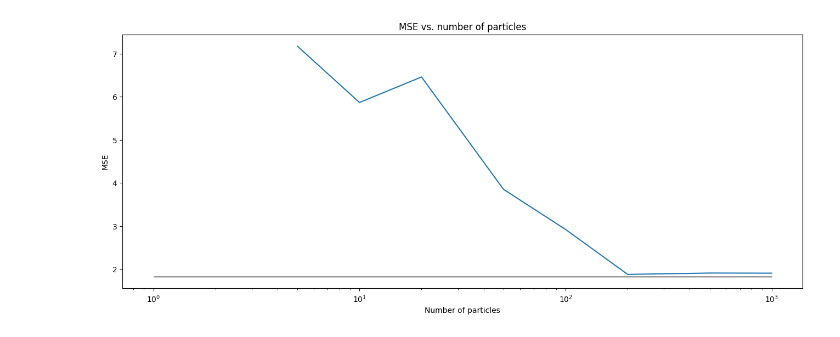
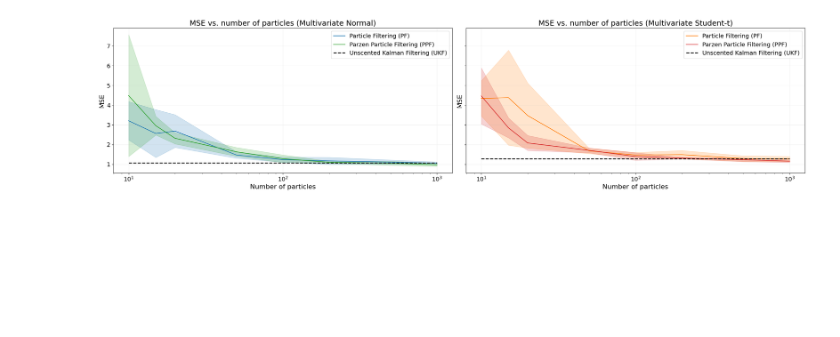
Before and after one commit to AndersGMadsen/bayesian-state-space-models, a Jupyter notebook: test_number_particles.ipynb, the cells around one changed output. Saved outputs shown, nothing was run; the diff lists cells and outputs as text; code cells hidden in the pictures; blank space fills up the shorter version.

Commit message:
run experiment

```diff
--- a/test_number_particles.ipynb
+++ b/test_number_particles.ipynb
@@ -10,4 +10,4 @@ x_points, y_points, line_segments = track_example1()
 
 system = StateSpaceModel()
 
-Ns = [2, 5, 10, 20, 50, 100, 200, 500, 1000]
+Ns = [10, 15, 20, 50, 100, 200, 500, 1000]
@@ -88,15 +94,58 @@ NameError: name 'MSEs' is not defined
-# %%
-fig, ax = plt.subplots(1, 1, figsize=(16, 6))
-
-ax.plot(Ns, MSEs)
-ax.set_xlabel("Number of particles")
-ax.set_ylabel("MSE")
-ax.set_title("MSE vs. number of particles")
-
-ax.hlines(MSE_UKF, 1, 1000, color='k', linestyle='solid', linewidth=1)
-
-ax.set_xscale('log')
-
-plt.show()
-# %% [output]
-[figure, removed]
+# %%
+#MSEs_PF_mvn_repeat, MSEs_PF_mvt_repeat, MSEs_PPF_mvn_repeat, MSEs_PPF_mvt_repeat, MSEs_UKF_mvn_repeat, MSEs_UKF_mvt_repeat = run_experiment(num_repeats=5)
+
+# save the results
+#np.savez('output/number_particles.npz',MSEs_PF_mvn_repeat=MSEs_PF_mvn_repeat, MSEs_PF_mvt_repeat=MSEs_PF_mvt_repeat, MSEs_PPF_mvn_repeat=MSEs_PPF_mvn_repeat, MSEs_PPF_mvt_repeat=MSEs_PPF_mvt_repeat, MSEs_UKF_mvn_repeat=MSEs_UKF_mvn_repeat, MSEs_UKF_mvt_repeat=MSEs_UKF_mvt_repeat)
+
+# Load the results
+results = np.load('output/number_particles.npz')
+MSEs_PF_mvn_repeat = results['MSEs_PF_mvn_repeat']
+MSEs_PF_mvt_repeat = results['MSEs_PF_mvt_repeat']
+MSEs_PPF_mvn_repeat = results['MSEs_PPF_mvn_repeat']
+MSEs_PPF_mvt_repeat = results['MSEs_PPF_mvt_repeat']
+MSEs_UKF_mvn_repeat = results['MSEs_UKF_mvn_repeat']
+MSEs_UKF_mvt_repeat = results['MSEs_UKF_mvt_repeat']
+# %%
+fig, ax = plt.subplots(1, 2, figsize=(24, 6), sharey=True)
+
+# plot mean and std for each distribution type
+
+ax[0].plot(Ns, np.mean(MSEs_PF_mvn_repeat, axis=0), label='Particle Filtering (PF)', color='C0')
+ax[0].fill_between(Ns, np.mean(MSEs_PF_mvn_repeat, axis=0) - np.std(MSEs_PF_mvn_repeat, axis=0), np.mean(MSEs_PF_mvn_repeat, axis=0) + np.std(MSEs_PF_mvn_repeat, axis=0), alpha=0.2, color='C0')
+
+ax[0].plot(Ns, np.mean(MSEs_PPF_mvn_repeat, axis=0), label='Parzen Particle Filtering (PPF)', color='C2')
+ax[0].fill_between(Ns, np.mean(MSEs_PPF_mvn_repeat, axis=0) - np.std(MSEs_PPF_mvn_repeat, axis=0), np.mean(MSEs_PPF_mvn_repeat, axis=0) + np.std(MSEs_PPF_mvn_repeat, axis=0), alpha=0.2, color='C2')
+
+ax[0].hlines(MSEs_UKF_mvn_repeat.mean(), Ns[0], Ns[-1], label='Unscented Kalman Filtering (UKF)', color='k', linestyle='--', linewidth=2)
+
+ax[0].set_title('MSE vs. number of particles (Multivariate Normal)', fontsize=18)
+
+
+
+ax[1].plot(Ns, np.mean(MSEs_PF_mvt_repeat, axis=0), label='Particle Filtering (PF)', color='C1')
+ax[1].fill_between(Ns, np.mean(MSEs_PF_mvt_repeat, axis=0) - np.std(MSEs_PF_mvt_repeat, axis=0), np.mean(MSEs_PF_mvt_repeat, axis=0) + np.std(MSEs_PF_mvt_repeat, axis=0), alpha=0.2, color='C1')
+
+ax[1].plot(Ns, np.mean(MSEs_PPF_mvt_repeat, axis=0), label='Parzen Particle Filtering (PPF)', color='C3')
+ax[1].fill_between(Ns, np.mean(MSEs_PPF_mvt_repeat, axis=0) - np.std(MSEs_PPF_mvt_repeat, axis=0), np.mean(MSEs_PPF_mvt_repeat, axis=0) + np.std(MSEs_PPF_mvt_repeat, axis=0), alpha=0.2, color='C3')
+
+ax[1].hlines(MSEs_UKF_mvt_repeat.mean(), Ns[0], Ns[-1], label='Unscented Kalman Filtering (UKF)', color='k', linestyle='--', linewidth=2)
+
+ax[1].set_title('MSE vs. number of particles (Multivariate Student-t)', fontsize=18)
+
+
+for k in range(2):
+    ax[k].grid(alpha=0.2)
+    ax[k].set_xscale('log')
+    ax[k].set_xlabel('Number of particles', fontsize=16)
+    ax[k].set_ylabel('MSE', fontsize=16)
+
+    ax[k].tick_params(axis='both', which='major', labelsize=14)
+
+
+
+    ax[k].legend(fontsize=14)
+
+plt.tight_layout()
+plt.show()
+# %% [output]
+[figure, added]
```
Also changed, not shown: parts of 3 cells of this notebook, 1 other file.
